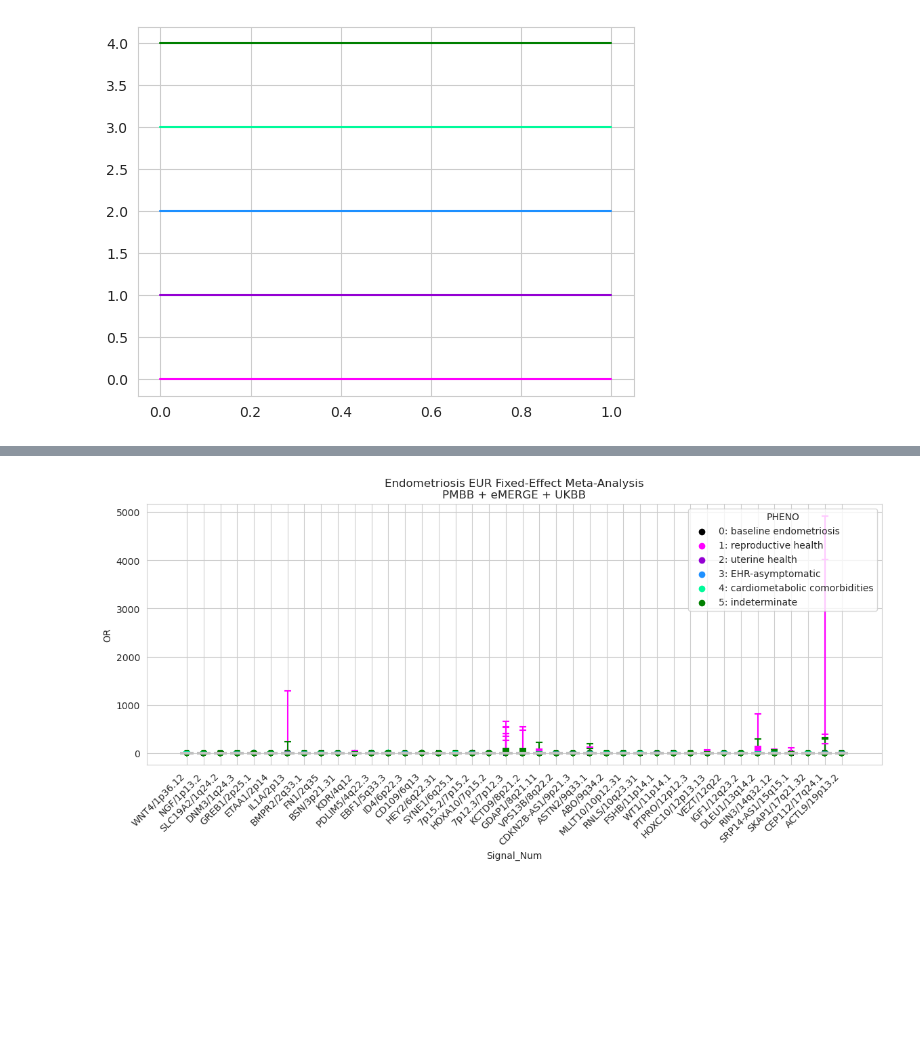
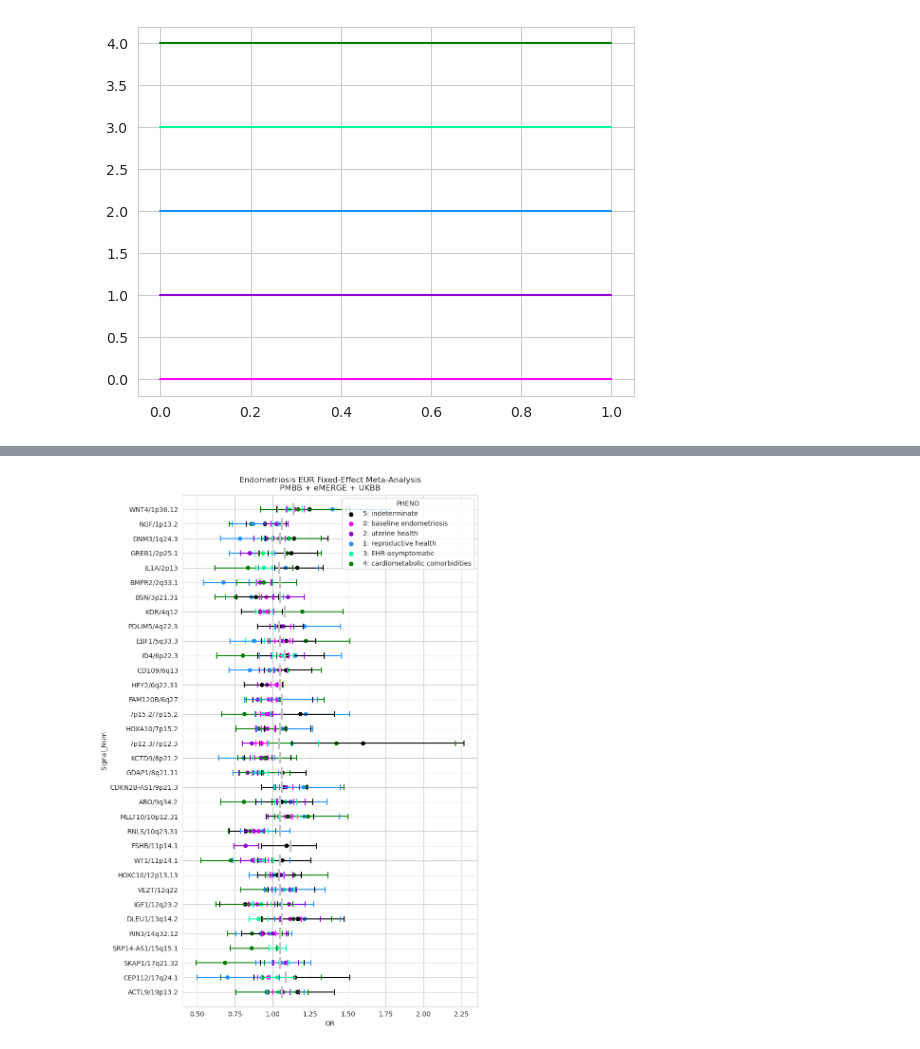
Before and after one commit to Setia-Verma-Lab/endometriosis_subtyping, a Jupyter notebook: Cluster_Heterogeneity/Test_Cluster_Heterogeneity.ipynb, the cells around one changed output, grey strips where cells are left out. Saved outputs shown, nothing was run; the diff lists cells and outputs as text; code cells hidden in the pictures; blank space fills up the shorter version.

```diff
--- a/Cluster_Heterogeneity/Test_Cluster_Heterogeneity.ipynb
+++ b/Cluster_Heterogeneity/Test_Cluster_Heterogeneity.ipynb
@@ -31,12 +31,19 @@ new_cmap2 = mpl.colors.ListedColormap(colors2)
 # %%
 os.chdir('/project/ssverma_shared/projects/Endometriosis/Endo_Subtyping_Heterogeneity/Cluster_Heterogeneity/')
 # %%
-rahmioglu_b38 = pd.read_table('Rahmioglu_loci_b38.bed', index_col=3, header=None)
+rahmioglu_b38 = pd.read_table('../Locus_Extraction/Rahmioglu_snps_b38.bed', index_col=3, header=None)
+rahmioglu_b38 = rahmioglu_b38.rename({'rs7334326': 'rs9568405'})
+rahmioglu_b38.loc['rs9568405', 1] = 50405519
 rahmioglu = pd.read_csv('Rahmioglu_processed_signals.csv', index_col='Lead SNP').rename(columns={'Unnamed: 0': 'Signal'})
-rahmioglu[['START', 'STOP']] = rahmioglu_b38.loc[rahmioglu.index.intersection(rahmioglu_b38.index), [1, 2]]
-rahmioglu['Position (b38)'] = rahmioglu[['START', 'STOP']].mean(axis=1)
-rahmioglu = rahmioglu[rahmioglu['Chr'] != 'X']
+rahmioglu = rahmioglu.rename({'rs7334326': 'rs9568405'})
+
+rahmioglu['Position (b38)'] = rahmioglu_b38.loc[rahmioglu.index.intersection(rahmioglu_b38.index), 1]
+rahmioglu['START'] = rahmioglu['Position (b38)'] - 5E4
+rahmioglu['STOP'] = rahmioglu['Position (b38)'] + 5E4
+rahmioglu = rahmioglu[~rahmioglu['Chr'].isin(['X'])]
 rahmioglu['Chr'] = rahmioglu['Chr'].astype(int)
+
+rahmioglu[['Chr', 'Position (b38)', 'START', 'STOP']] = rahmioglu[['Chr', 'Position (b38)', 'START', 'STOP']].astype(float)
 rahmioglu
 # %% [output]
 |  | Signal | Chr | Position (hg19) | Overall_OR | Overall_P | EUR_RAF | EUR_OR | EUR_P | JPT_RAF | ... |
@@ -153,40 +159,103 @@ pheno_map = {'cluster_vs_controls_0': '1: reproductive health',
              'cluster_vs_controls_1': '2: uterine health',
              'cluster_vs_controls_2': '3: EHR-asymptomatic',
              'cluster_vs_controls_3': '4: cardiometabolic comorbidities',
              'cluster_vs_controls_4': '5: indeterminate',
              'endometriosis': '0: baseline endometriosis'}
 
 plot_df = df.copy()
+plot_df = plot_df.sort_values(by='P').drop_duplicates(subset=['PHENO', 'Signal'], keep='first')
 plot_df = plot_df[plot_df['I'] <= 50]
 plot_df['PHENO'] = plot_df['PHENO'].replace(pheno_map)
+plot_df = plot_df.sort_values(by=['CHR', 'BP'], ascending=False)
 
 fig, ax = plt.subplots()
-fig.set_size_inches(14, 5)
+fig.set_size_inches(8, 14)
 
+signal_num = dict(zip(plot_df['Signal'].unique(), np.arange(len(plot_df['Signal'].unique()))))
+plot_df['Signal_Num'] = [signal_num[s] for s in plot_df['Signal']]
+
+pheno_i = dict(zip(plot_df['PHENO'].unique(), np.arange(6)))
+
+tick_width = 0.2
+ax.hlines(plot_df['Signal_Num'], plot_df['CI_OR_L'], plot_df['CI_OR_U'], colors=[new_cmap2(pheno_i[p]) for p in plot_df['PHENO']])
+ax.vlines(plot_df['CI_OR_L'], plot_df['Signal_Num'] - tick_width, plot_df['Signal_Num'] + tick_width, colors=[new_cmap2(pheno_i[p]) for p in plot_df['PHENO']])
+ax.vlines(plot_df['CI_OR_U'], plot_df['Signal_Num'] - tick_width, plot_df['Signal_Num'] + tick_width, colors=[new_cmap2(pheno_i[p]) for p in plot_df['PHENO']])
+
+sns.scatterplot(data=plot_df, y='Signal_Num', x='OR', hue='PHENO',
+                palette=colors2, edgecolor=None, ax=ax)
+
+rahm_or = rahmioglu.reset_index().set_index('Signal')['Overall_OR']
+rahm_or = rahm_or[rahm_or.index.isin(signal_num)]
+rahm_or = rahm_or.rename(index=signal_num)
+ax.vlines(rahm_or, rahm_or.index - 0.4, rahm_or.index + 0.4, color='silver', linewidth=3)
+
+ax.set_yticks(list(signal_num.values()))
+ax.set_yticklabels(list(signal_num.keys()))
+ax.set_title(f'Endometriosis {meta_group} Fixed-Effect Meta-Analysis\nPMBB + eMERGE + UKBB')
+ax.set_ylim(-1, max(signal_num.values()) + 1)
+
+plt.savefig(f'Plots/{meta_group}_FE_endo_manhattan_T.png', bbox_inches='tight')
+plt.show()
+
+keep_dfs = []
+
+all_differences = pd.DataFrame(data=0, index=plot_df['PHENO'].unique(), columns=plot_df['PHENO'].unique())
+
+for signal, subDF in plot_df.groupby('Signal'):
+    M = len(subDF)
+    lower_2D_1 = np.broadcast_to(subDF['CI_OR_L'], (M,M))
+    lower_2D_2 = np.broadcast_to(subDF['CI_OR_L'], (M,M)).T
+    upper_2D_1 = np.broadcast_to(subDF['CI_OR_U'], (M,M))
+    upper_2D_2 = np.broadcast_to(subDF['CI_OR_U'], (M,M)).T
+
+    overlap = ((lower_2D_1 <= upper_2D_2) & (upper_2D_1 >= upper_2D_2)) | \
+              ((lower_2D_1 <= upper_2D_1) & (upper_2D_1 >= upper_2D_1))
+
+    disjoint = ((lower_2D_1 > upper_2D_2) & (upper_2D_1 > upper_2D_2)) | \
+               ((lower_2D_1 < lower_2D_2) & (upper_2D_1 < lower_2D_2))
+
+    disjoint = pd.DataFrame(disjoint | disjoint.T, index=subDF['PHENO'], columns=subDF['PHENO'])
+    disjoint = disjoint.reindex_like(all_differences)
+    all_differences += disjoint.fillna(0).astype(int)
+
+    if np.any(disjoint):
+        keep_phenos = disjoint.index[disjoint.apply(lambda x: np.any(x), axis=1)]
+        keep_dfs.append(subDF[subDF['PHENO'].isin(keep_phenos)])
+
+plot_df = pd.concat(keep_dfs)
+
+fig, ax = plt.subplots()
+fig.set_size_inches(8, 8)
+
+plot_df = plot_df.sort_values(by=['CHR', 'BP'], ascending=False)
 signal_num = dict(zip(plot_df['Signal'].unique(), np.arange(len(plot_df['Signal'].unique()))))
 plot_df['Signal_Num'] = [signal_num[s] for s in plot_df['Signal']]
 
 plot_df = plot_df.sort_values(by='PHENO')
 
 pheno_i = dict(zip(plot_df['PHENO'].unique(), np.arange(6)))
 
 tick_width = 0.2
-ax.vlines(plot_df['Signal_Num'], plot_df['CI_OR_L'], plot_df['CI_OR_U'], colors=[new_cmap2(pheno_i[p]) for p in plot_df['PHENO']])
-ax.hlines(plot_df['CI_OR_L'], plot_df['Signal_Num'] - tick_width, plot_df['Signal_Num'] + tick_width, colors=[new_cmap2(pheno_i[p]) for p in plot_df['PHENO']])
-ax.hlines(plot_df['CI_OR_U'], plot_df['Signal_Num'] - tick_width, plot_df['Signal_Num'] + tick_width, colors=[new_cmap2(pheno_i[p]) for p in plot_df['PHENO']])
+ax.hlines(plot_df['Signal_Num'], plot_df['CI_OR_L'], plot_df['CI_OR_U'], colors=[new_cmap2(pheno_i[p]) for p in plot_df['PHENO']])
+ax.vlines(plot_df['CI_OR_L'], plot_df['Signal_Num'] - tick_width, plot_df['Signal_Num'] + tick_width, colors=[new_cmap2(pheno_i[p]) for p in plot_df['PHENO']])
+ax.vlines(plot_df['CI_OR_U'], plot_df['Signal_Num'] - tick_width, plot_df['Signal_Num'] + tick_width, colors=[new_cmap2(pheno_i[p]) for p in plot_df['PHENO']])
 
-sns.scatterplot(data=plot_df, x='Signal_Num', y='OR', hue='PHENO',
+sns.scatterplot(data=plot_df, y='Signal_Num', x='OR', hue='PHENO',
                 palette=colors2, edgecolor=None, ax=ax)
 
 rahm_or = rahmioglu.reset_index().set_index('Signal')['Overall_OR']
 rahm_or = rahm_or[rahm_or.index.isin(signal_num)]
 rahm_or = rahm_or.rename(index=signal_num)
-ax.hlines(rahm_or, rahm_or.index - 0.4, rahm_or.index + 0.4, color='silver', linewidth=3)
+ax.vlines(rahm_or, rahm_or.index - 0.4, rahm_or.index + 0.4, color='silver', linewidth=3)
 
-ax.set_xticks(list(signal_num.values()))
-ax.set_xticklabels(list(signal_num.keys()), rotation=45, ha='right')
+ax.set_yticks(list(signal_num.values()))
+ax.set_yticklabels(list(signal_num.keys()))
 ax.set_title(f'Endometriosis {meta_group} Fixed-Effect Meta-Analysis\nPMBB + eMERGE + UKBB')
-plt.savefig(f'Plots/{meta_group}_FE_endo_manhattan.png', bbox_inches='tight')
+ax.set_ylim(-1, max(signal_num.values()) + 1)
+
+# plt.axvline(1, c='k', zorder=-10, linewidth=3)
+
+plt.savefig(f'Plots/{meta_group}_FE_disjoint_endo_manhattan_T.png', bbox_inches='tight')
 plt.show()
 # %% [output]
-[figure, old version]
+[figure, new version]
```
Also changed, not shown: parts of 11 cells of this notebook, 8 other files.
